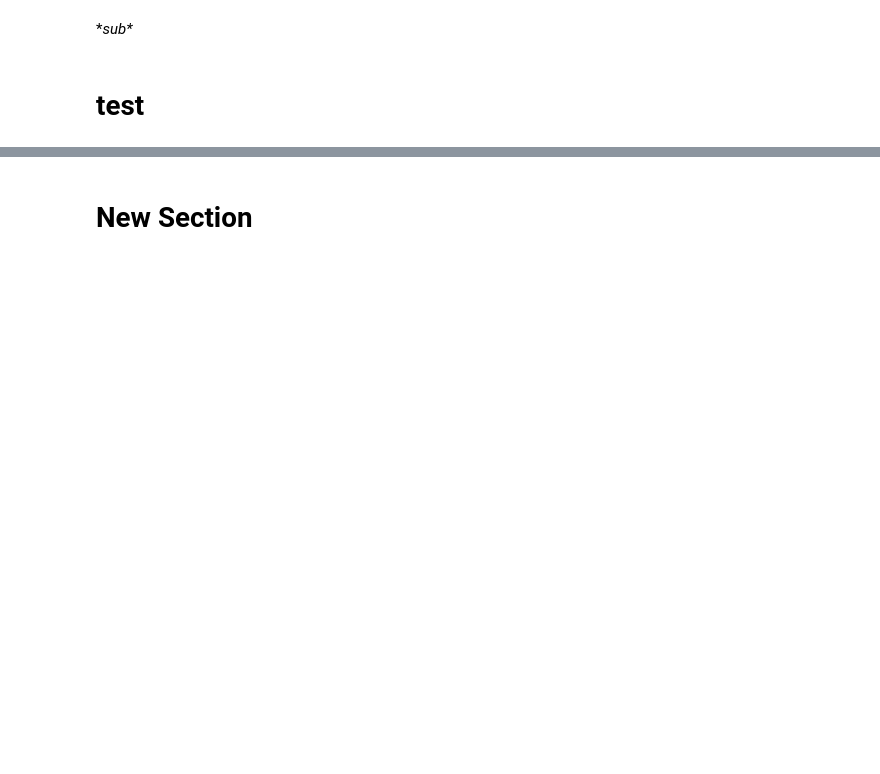
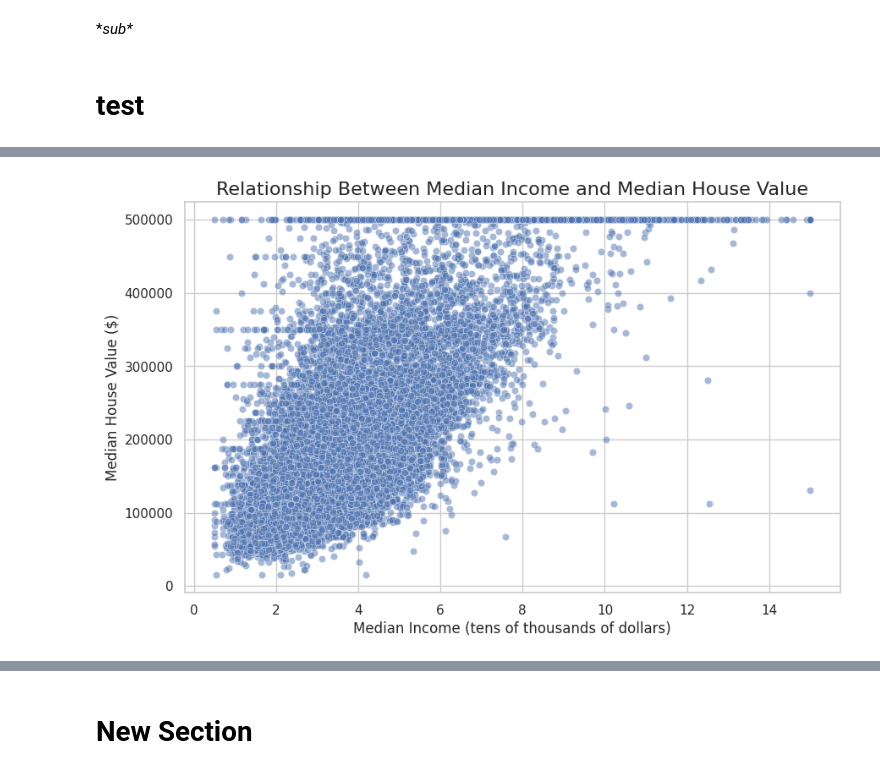
Before and after one commit to ShabibSaleh/DPAM-Nutrition, a Jupyter notebook: DPAM_Nutrition.ipynb, the cells around one changed output, grey strips where cells are left out. Saved outputs shown, nothing was run; the diff lists cells and outputs as text; code cells hidden in the pictures; blank space fills up the shorter version.

```diff
--- a/DPAM_Nutrition.ipynb
+++ b/DPAM_Nutrition.ipynb
@@ -88,3 +88,12 @@ df.head(10)
 **sub\**
 # %% [markdown]
 # test
+# %%
+import pandas as pd
+
+# Load the dataset
+data_path = "sample_data/california_housing_train.csv"
+housing_data = pd.read_csv(data_path)
+
+# Display the first few rows of the dataset to understand its structure
+housing_data.head(), housing_data.info()
@@ -90,0 +131,17 @@ df.head(10)
+# %%
+import matplotlib.pyplot as plt
+import seaborn as sns
+
+# Set the style of seaborn
+sns.set(style="whitegrid")
+
+# Plotting the relationship between median_income and median_house_value
+plt.figure(figsize=(10, 6))
+sns.scatterplot(data=housing_data, x='median_income', y='median_house_value', alpha=0.5)
+
+plt.title('Relationship Between Median Income and Median House Value', fontsize=16)
+plt.xlabel('Median Income (tens of thousands of dollars)', fontsize=12)
+plt.ylabel('Median House Value ($)', fontsize=12)
+plt.show()
+# %% [output]
+[figure, added]
```
Also changed, not shown: parts of 2 cells of this notebook.
